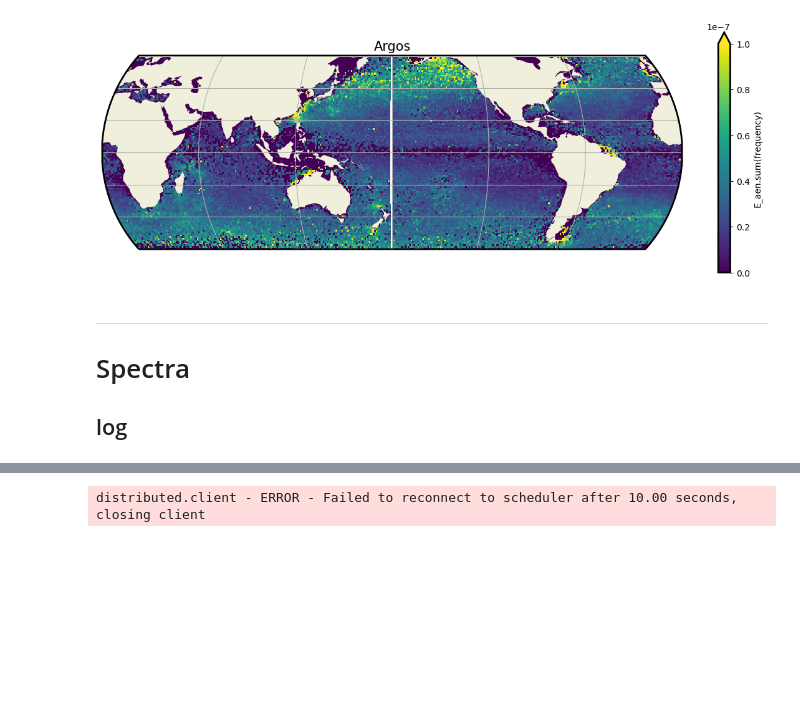
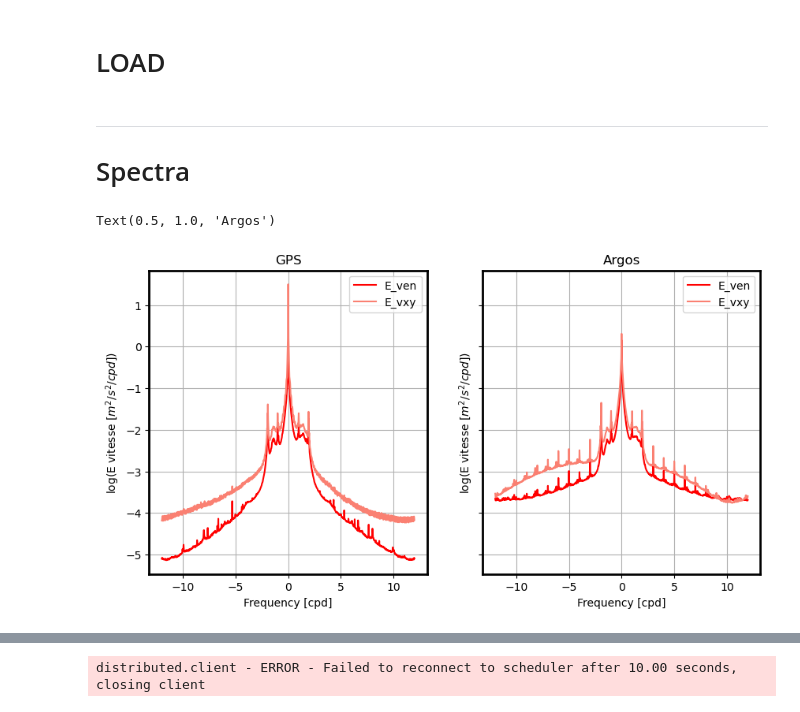
Before and after one commit to margot-demol/PhD, a Jupyter notebook: GDP/diag_spectral_analysis.ipynb, the cells around one changed output, grey strips where cells are left out. Saved outputs shown, nothing was run; the diff lists cells and outputs as text; code cells hidden in the pictures; blank space fills up the shorter version.

```diff
--- a/GDP/diag_spectral_analysis.ipynb
+++ b/GDP/diag_spectral_analysis.ipynb
@@ -197,9 +51,32 @@ geo_plot(dsargos.E_ven.sum("frequency"), legend='E_ven.sum(frequency)', title='A
-# %%
-geo_plot(dsargos.E_aen.sum("frequency"), legend='E_aen.sum(frequency)', vmax=1e-7, title='Argos')
-# %% [output]
-[figure, removed]
-# %% [markdown]
-_____
-# Spectra
-## log
+# %% [markdown]
+# LOAD
+# %%
+root_dir = "/home1/datawork/mdemol/GDP"
+zarr_argos = os.path.join(root_dir, "argos_spectra.zarr")
+zarr_gps = os.path.join(root_dir, "gps_spectra.zarr")
+dsg = xr.open_zarr(zarr_gps).persist()
+dsa = xr.open_zarr(zarr_argos).persist()
+# %% [markdown]
+_______
+# Spectra
+# %%
+fig, ax = plt.subplots(1,2, sharey=True, figsize=(10,5))
+ax =ax.flatten()
+
+np.log10(dsg.E_ven.mean(["lon_bins", "lat_bins"])).plot(label = 'E_ven', color='red', ax=ax[0])
+np.log10(dsg.E_vxy.mean(["lon_bins", "lat_bins"])).plot(label = 'E_vxy', color='salmon', ax=ax[0])
+
+np.log10(dsa.E_ven.mean(["lon_bins", "lat_bins"])).plot(label = 'E_ven', color='red', ax=ax[1])
+np.log10(dsa.E_vxy.mean(["lon_bins", "lat_bins"])).plot(label = 'E_vxy', color='salmon', ax=ax[1])
+for a in ax:
+    a.grid()
+    a.set_xlabel('Frequency [cpd]')
+    a.set_ylabel(r'log(E vitesse $[m^2/s^2/cpd]$)')
+    a.legend()
+
+ax[0].set_title('GPS')
+ax[1].set_title('Argos')
+# %% [output]
+Text(0.5, 1.0, 'Argos')
+[figure, added]
 # %%
```
Also changed, not shown: parts of 25 cells of this notebook, 5 other files.
